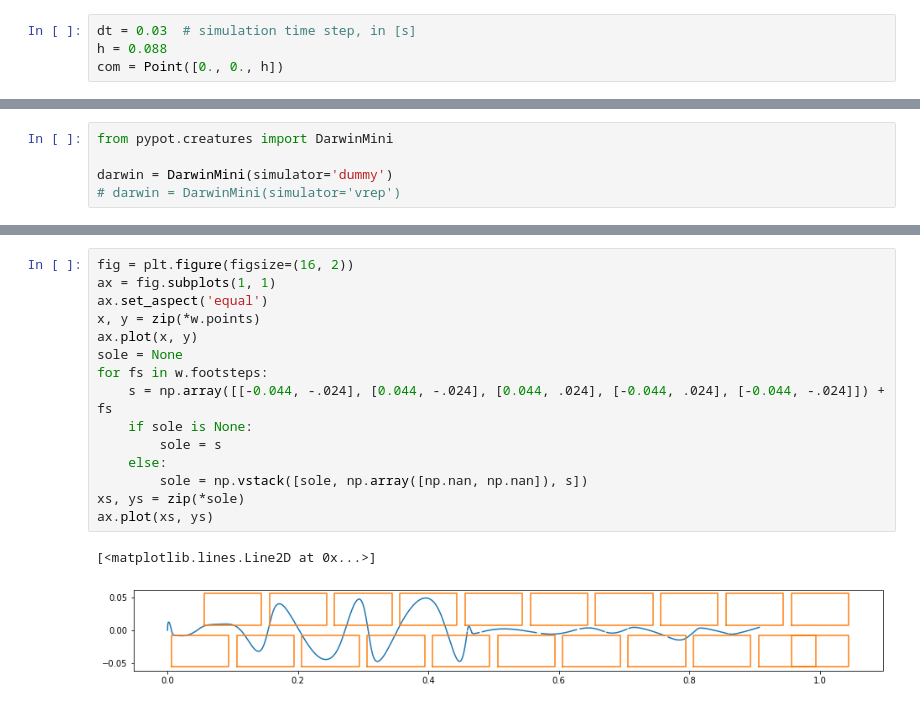
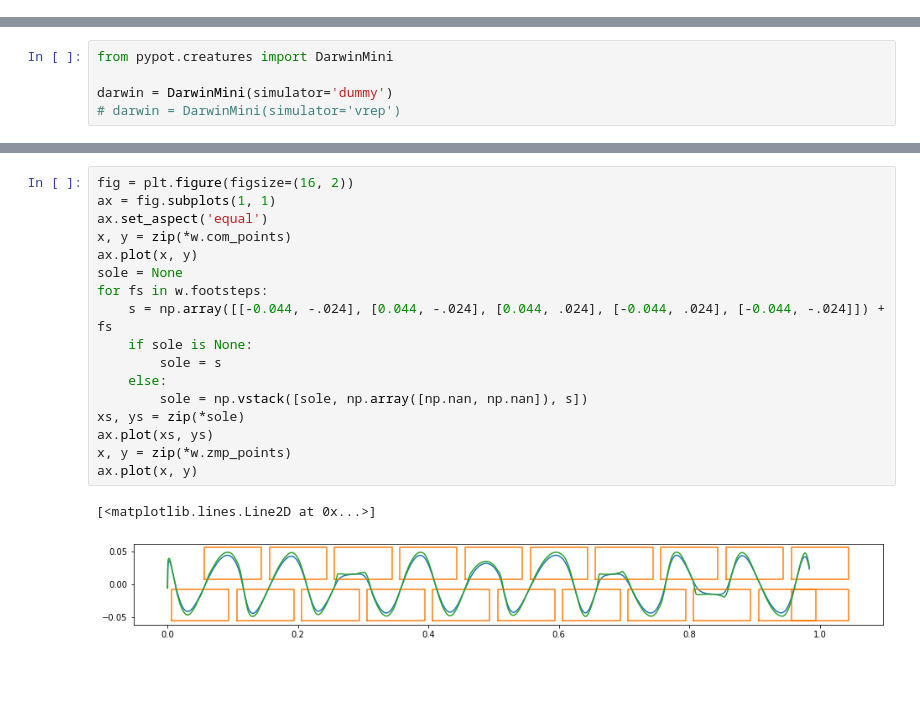
Before and after one commit to japonophile/darwin, a Jupyter notebook: software/samples/notebooks/Darwin Mini ZMP trajectory.ipynb, the cells around one changed output, grey strips where cells are left out. Saved outputs shown, nothing was run; the diff lists cells and outputs as text; blank space fills up the shorter version.

Commit message:
Now, the ZMP simulation seems to work ok

```diff
--- a/software/samples/notebooks/Darwin Mini ZMP trajectory.ipynb
+++ b/software/samples/notebooks/Darwin Mini ZMP trajectory.ipynb
@@ -144,4 +10,0 @@ len(footsteps)
-# %%
-dt = 0.03  # simulation time step, in [s]
-h = 0.088
-com = Point([0., 0., h])
@@ -471,18 +177,20 @@ w.footsteps
 # %%
 fig = plt.figure(figsize=(16, 2))
 ax = fig.subplots(1, 1)
 ax.set_aspect('equal')
-x, y = zip(*w.points)
+x, y = zip(*w.com_points)
 ax.plot(x, y)
 sole = None
 for fs in w.footsteps:
     s = np.array([[-0.044, -.024], [0.044, -.024], [0.044, .024], [-0.044, .024], [-0.044, -.024]]) + fs
     if sole is None:
         sole = s
     else:
         sole = np.vstack([sole, np.array([np.nan, np.nan]), s])
 xs, ys = zip(*sole)
 ax.plot(xs, ys)
+x, y = zip(*w.zmp_points)
+ax.plot(x, y)
 # %% [output]
 [<matplotlib.lines.Line2D at 0x...>]
-[figure, old version]
+[figure, new version]
```
Also changed, not shown: parts of 10 cells of this notebook.
